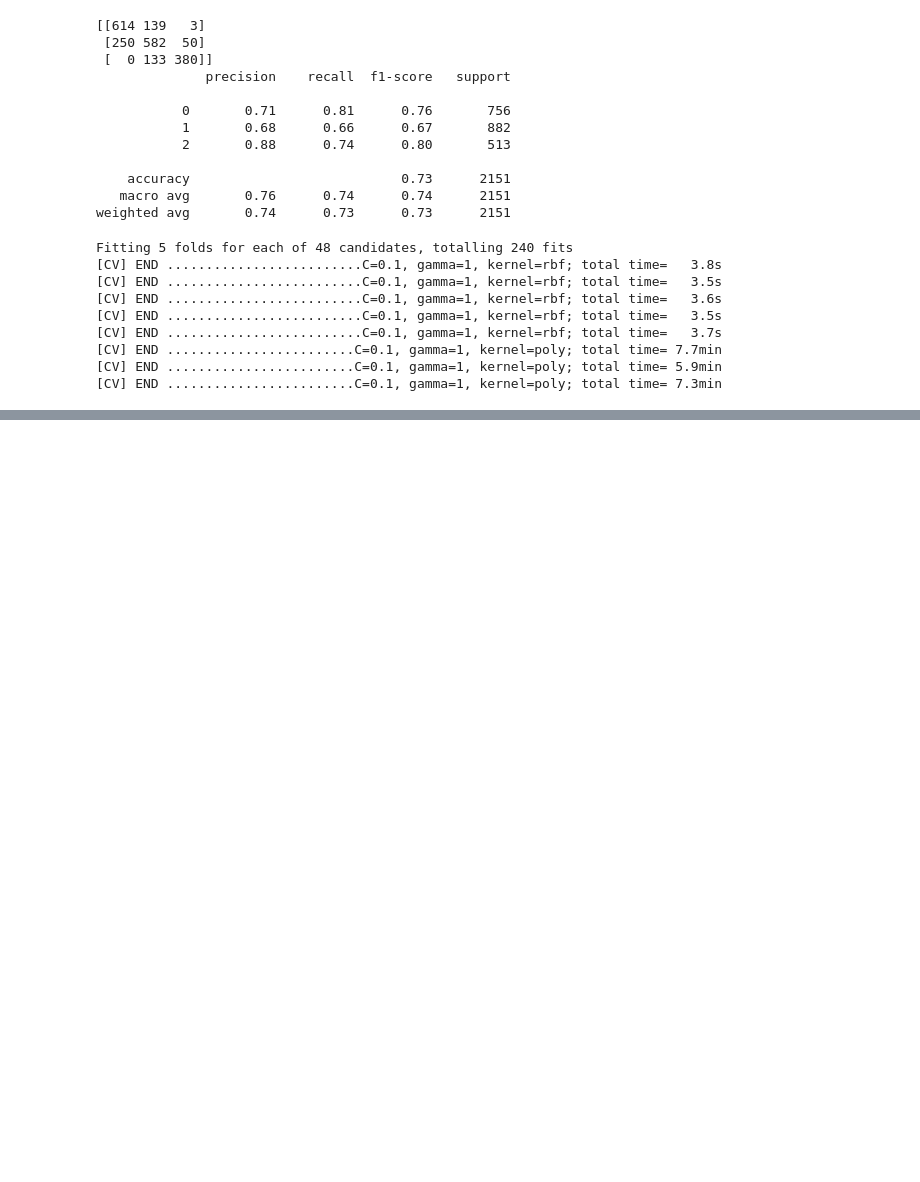
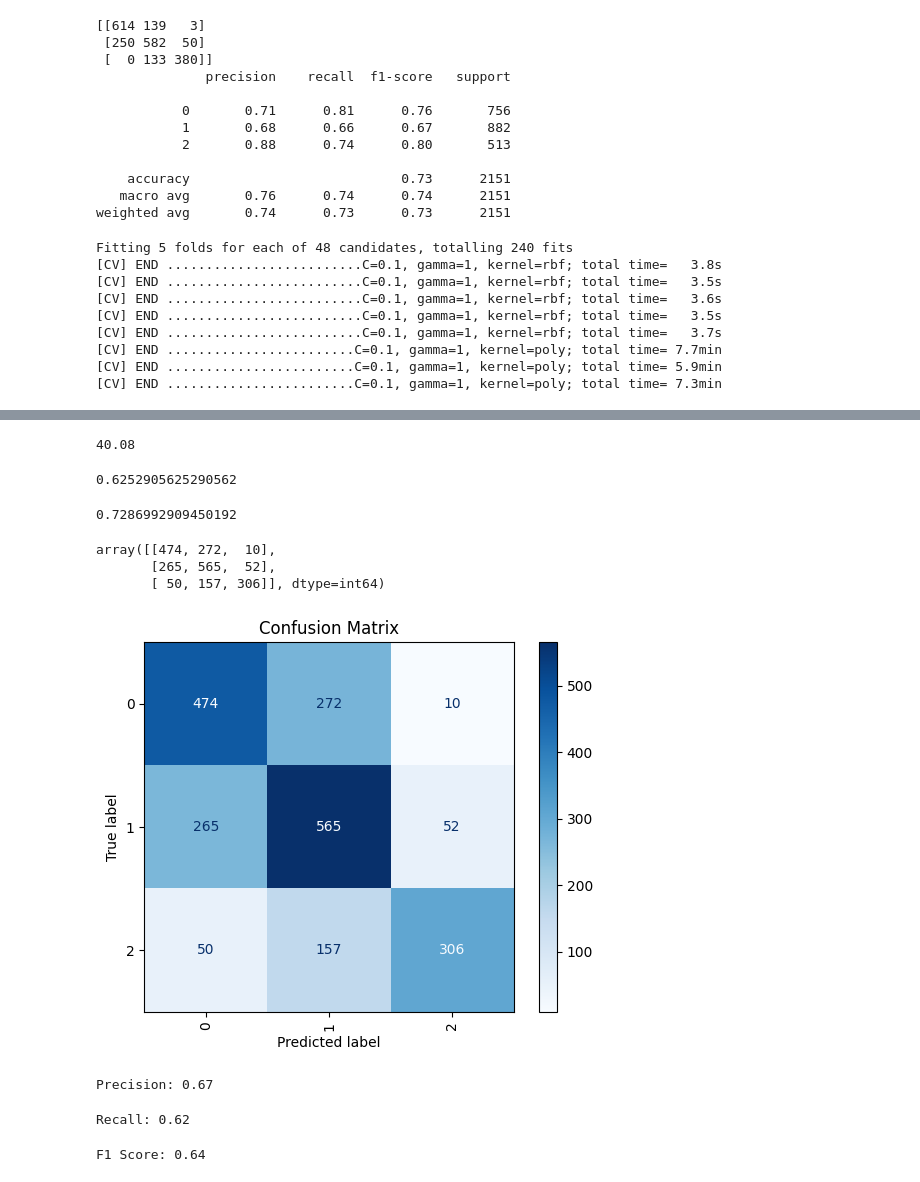
Before and after one commit to Tuwaiq-DS-ML-bootcamp-V-6/Use-case-7, a Jupyter notebook: EDA explain template.ipynb, the cells around one changed output, grey strips where cells are left out. Cells and saved outputs as stored; diff of their text form; code cells hidden in the pictures; blank space fills up the shorter version.

```diff
--- a/EDA explain template.ipynb
+++ b/EDA explain template.ipynb
@@ -1268,0 +1283,11 @@ Fitting 5 folds for each of 48 candidates, totalling 240 fits
+# %%
+param_grid = {
+    'n_neighbors': [2, 3, 4, 5, 6, 7]
+}
+grid_search = GridSearchCV(estimator=model,
+                           param_grid=param_grid,
+                           cv=5,
+                           scoring='f1_macro',
+                           verbose=1)
+# %%
+grid_search.fit(X_train_scaled, y_train)
@@ -1268,0 +1303,51 @@ Fitting 5 folds for each of 48 candidates, totalling 240 fits
+# %%
+model = grid_search.best_estimator_
+# %%
+y_pred = model.predict(X_test_scaled)
+# %%
+base_model = round(df['price_category_encoded'].value_counts()[1]/df.shape[0]*100, 2)
+base_model
+# %% [output]
+40.08
+# %%
+accuracy = accuracy_score(y_test, y_pred)
+accuracy
+# %% [output]
+0.6252905625290562
+# %%
+accuracy = accuracy_score(y_train, y_pred_train)
+accuracy
+# %% [output]
+0.7286992909450192
+# %%
+conf_matrix = confusion_matrix(y_test, y_pred)
+conf_matrix
+# %% [output]
+array([[474, 272,  10],
+       [265, 565,  52],
+       [ 50, 157, 306]], dtype=int64)
+# %%
+from sklearn.metrics import confusion_matrix, ConfusionMatrixDisplay
+ConfusionMatrixDisplay.from_predictions(y_test, y_pred,
+                                        display_labels=model.classes_,
+                                        cmap="Blues",
+                                        xticks_rotation='vertical')
+plt.title('Confusion Matrix')
+plt.show()
+# %% [output]
+[figure, added]
+# %%
+precision = precision_score(y_test, y_pred, average='macro')
+print(f"Precision: {precision:.2f}")
+# %% [output]
+Precision: 0.67
+# %%
+recall = recall_score(y_test, y_pred, average='macro')
+print(f"Recall: {recall:.2f}")
+# %% [output]
+Recall: 0.62
+# %%
+f1 = f1_score(y_test, y_pred, average='macro')
+print(f"F1 Score: {f1:.2f}")
+# %% [output]
+F1 Score: 0.64
```
Also changed, not shown: parts of 9 cells of this notebook.
